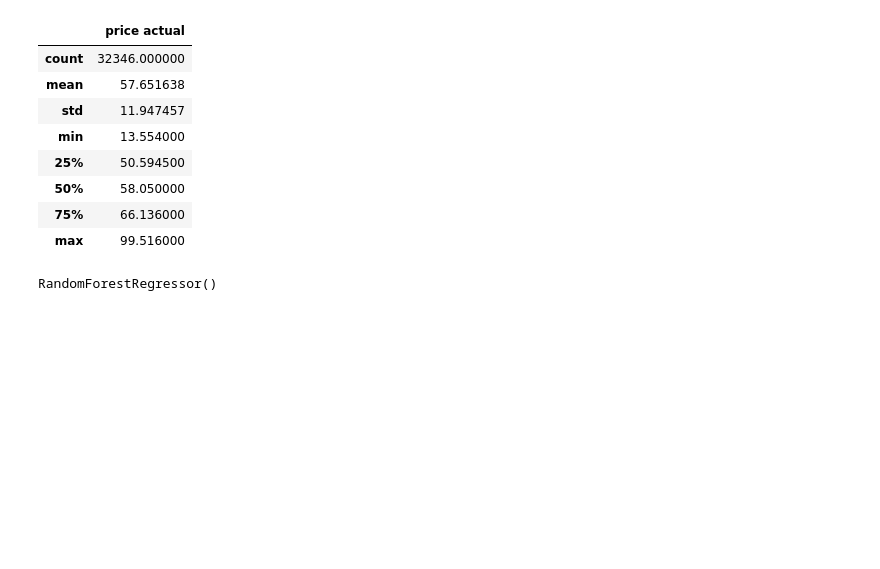
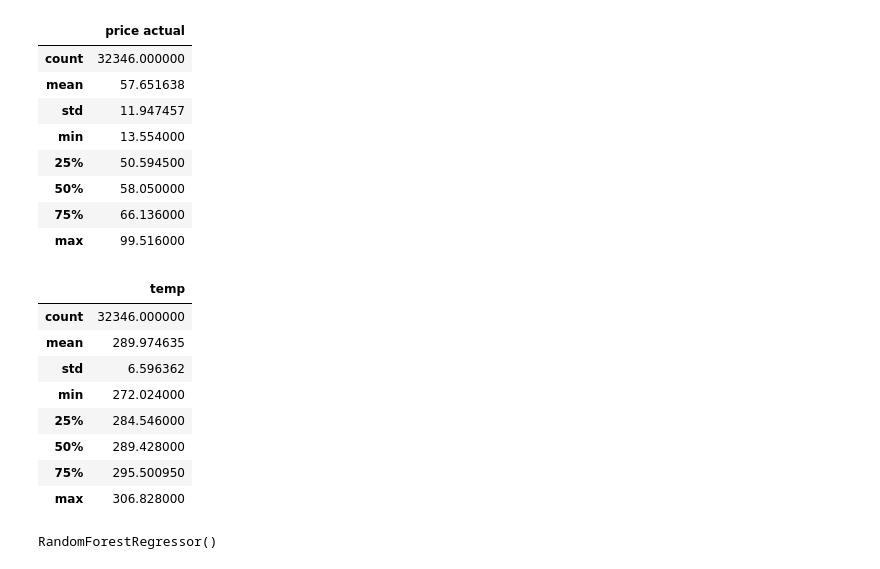
Before and after one commit to LunarZephyr/ECS171_Project, a Jupyter notebook: EDA/Shreyas/price_prediction.ipynb, the cells around one changed output. Drawn from its saved outputs; the diff is of its cells as text; code cells hidden in the pictures; blank space fills up the shorter version.

```diff
--- a/EDA/Shreyas/price_prediction.ipynb
+++ b/EDA/Shreyas/price_prediction.ipynb
@@ -26,6 +26,18 @@ price.describe()
 | 50% | 58.050000 |
 | 75% | 66.136000 |
 | max | 99.516000 |
+# %%
+temp.describe()
+# %% [output]
+|  | temp |
+| count | 32346.000000 |
+| mean | 289.974635 |
+| std | 6.596362 |
+| min | 272.024000 |
+| 25% | 284.546000 |
+| 50% | 289.428000 |
+| 75% | 295.500950 |
+| max | 306.828000 |
 # %%
 from sklearn.preprocessing import MinMaxScaler
 
```
Also changed, not shown: parts of 5 cells of this notebook, 2 other files.
